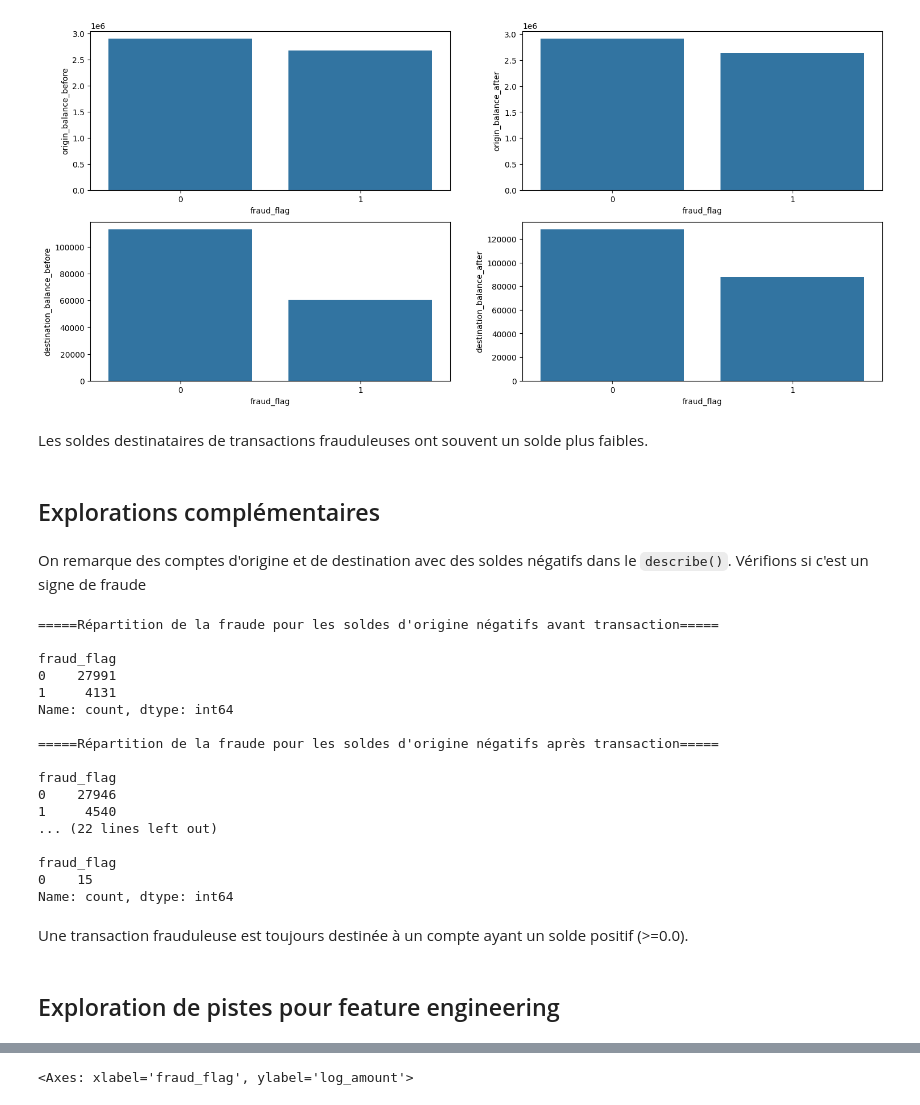
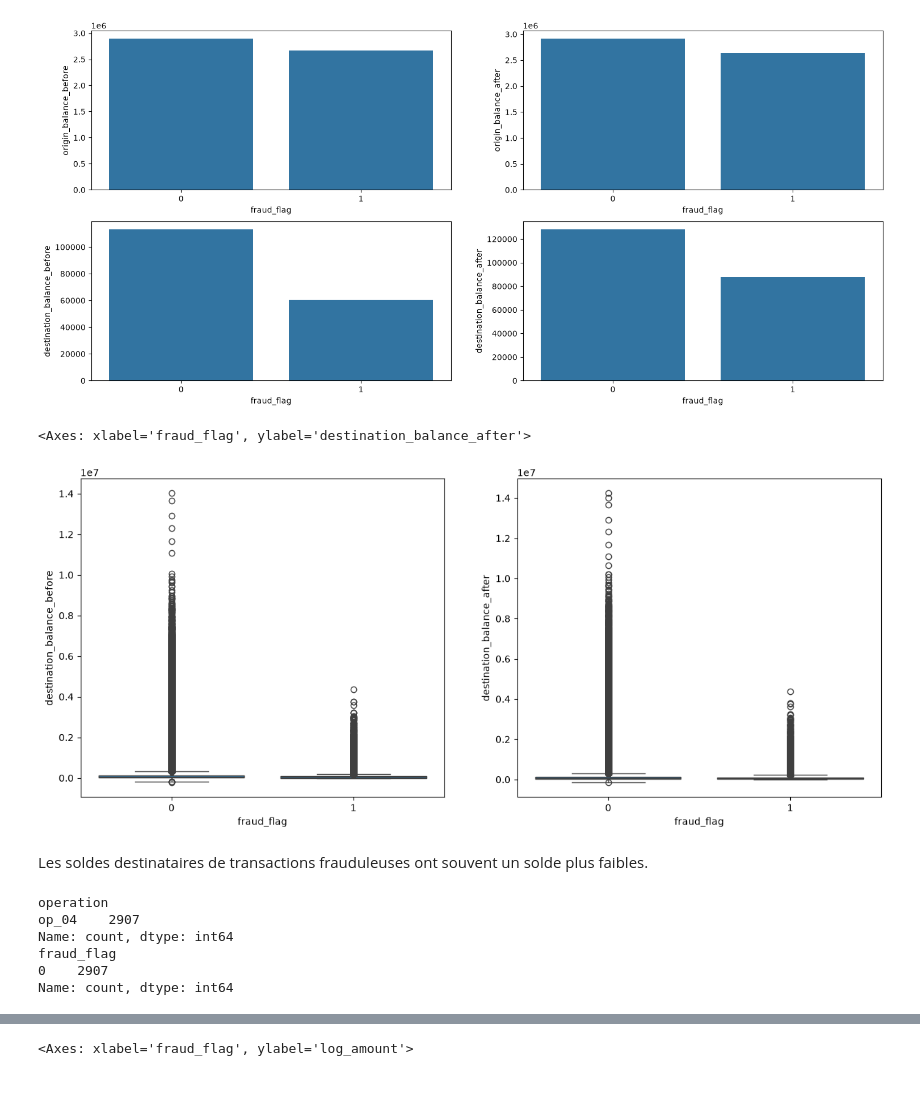
Before and after one commit to asClement/Fraud_Detection, a Jupyter notebook: exploration.ipynb, the cells around one changed output, grey strips where cells are left out. Drawn from its saved outputs; the diff is of its cells as text; code cells hidden in the pictures.

```diff
--- a/exploration.ipynb
+++ b/exploration.ipynb
@@ -286,55 +281,22 @@ sns.barplot(data=grps['destination_balance_after'].agg(pd.Series.mean), ax=axs[3
 # %% [output]
 <Axes: xlabel='fraud_flag', ylabel='destination_balance_after'>
 [figure]
+# %%
+fig, ax= plt.subplots(1, 2, figsize=(15, 6))
+sns.boxplot(df, x='fraud_flag', y='destination_balance_before', ax=ax[0])
+sns.boxplot(df, x='fraud_flag', y='destination_balance_after', ax=ax[1])
+# %% [output]
+<Axes: xlabel='fraud_flag', ylabel='destination_balance_after'>
+[figure, added]
 # %% [markdown]
 Les soldes destinataires de transactions frauduleuses ont souvent un solde plus faibles.
-# %% [markdown]
-## Explorations complémentaires
-# %% [markdown]
-On remarque des comptes d'origine et de destination avec des soldes négatifs dans le `describe()`. Vérifions si c'est un signe de fraude
-# %%
-print("=====Répartition de la fraude pour les soldes d'origine négatifs avant transaction=====")
-print()
-print(df[df['origin_balance_before']<0.0]['fraud_flag'].value_counts())
-print()
-print("=====Répartition de la fraude pour les soldes d'origine négatifs après transaction=====")
-print()
-print(df[df['origin_balance_after']<0.0]['fraud_flag'].value_counts())
-print()
-print("=====Répartition de la fraude pour les soldes d'origine négatifs après transaction et avec solde de départ négatifs=====")
-print()
-print(df[(df['origin_balance_before']<0.0) & (df['origin_balance_after']<0.0)]['fraud_flag'].value_counts())
-print()
-print("=====Répartition de la fraude pour les soldes de destination négatifs avant transaction=====")
-print()
-print(df[df['destination_balance_before']<0.0]['fraud_flag'].value_counts())
-print()
-print("=====Répartition de la fraude pour les soldes de destination négatifs après transaction=====")
-print()
-print(df[df['destination_balance_after']<0.0]['fraud_flag'].value_counts())
-print()
-print("=====Répartition de la fraude pour les soldes de destination négatifs après transaction et avec solde de départ négatifs=====")
-print()
-print(df[(df['destination_balance_before']<0.0) & (df['destination_balance_after']<0.0)]['fraud_flag'].value_counts())
-# %% [output]
-=====Répartition de la fraude pour les soldes d'origine négatifs avant transaction=====
-
-fraud_flag
-0    27991
-1     4131
-Name: count, dtype: int64
-
-=====Répartition de la fraude pour les soldes d'origine négatifs après transaction=====
-
-fraud_flag
-0    27946
-1     4540
-... (22 lines left out)
-
-fraud_flag
-0    15
-Name: count, dtype: int64
-# %% [markdown]
-Une transaction frauduleuse est toujours destinée à un compte ayant un solde positif (>=0.0).
-# %% [markdown]
-## Exploration de pistes pour feature engineering
+# %%
+print(df[(df['origin_balance_before']<0.0) & (df['origin_balance_after']>0.0)]['operation'].value_counts())
+print(df[(df['origin_balance_before']<0.0) & (df['origin_balance_after']>0.0)]['fraud_flag'].value_counts())
+# %% [output]
+operation
+op_04    2907
+Name: count, dtype: int64
+fraud_flag
+0    2907
+Name: count, dtype: int64
```
Also changed, not shown: parts of 41 cells of this notebook, 1 other file.
